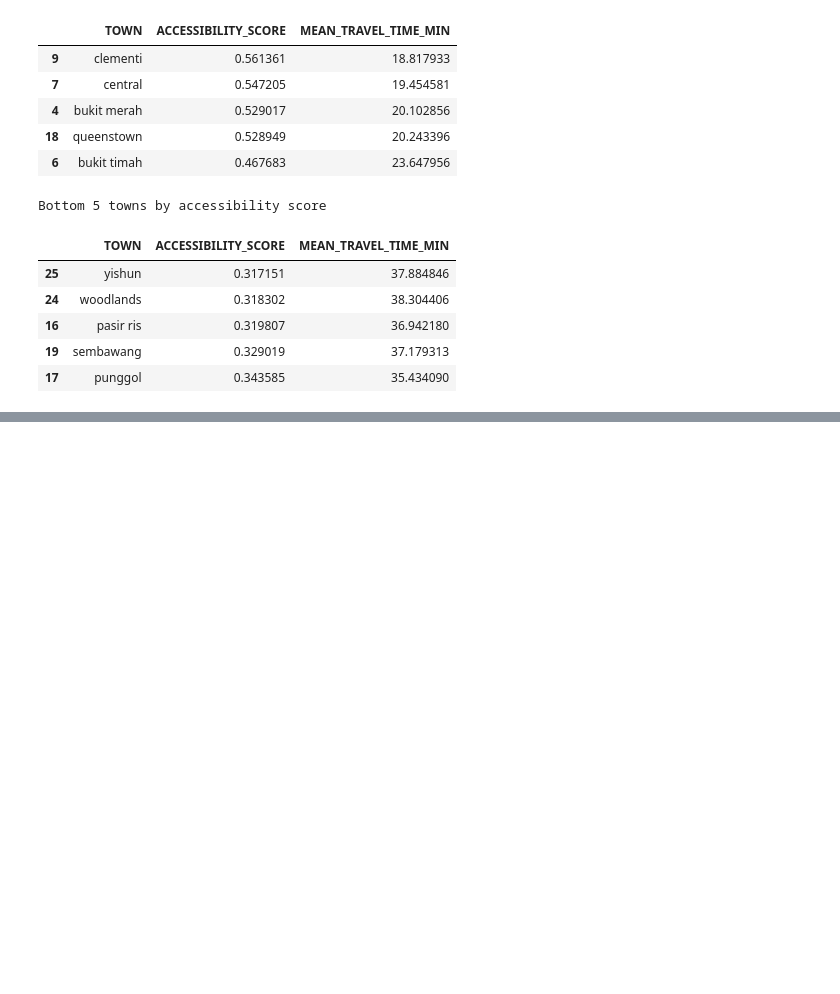
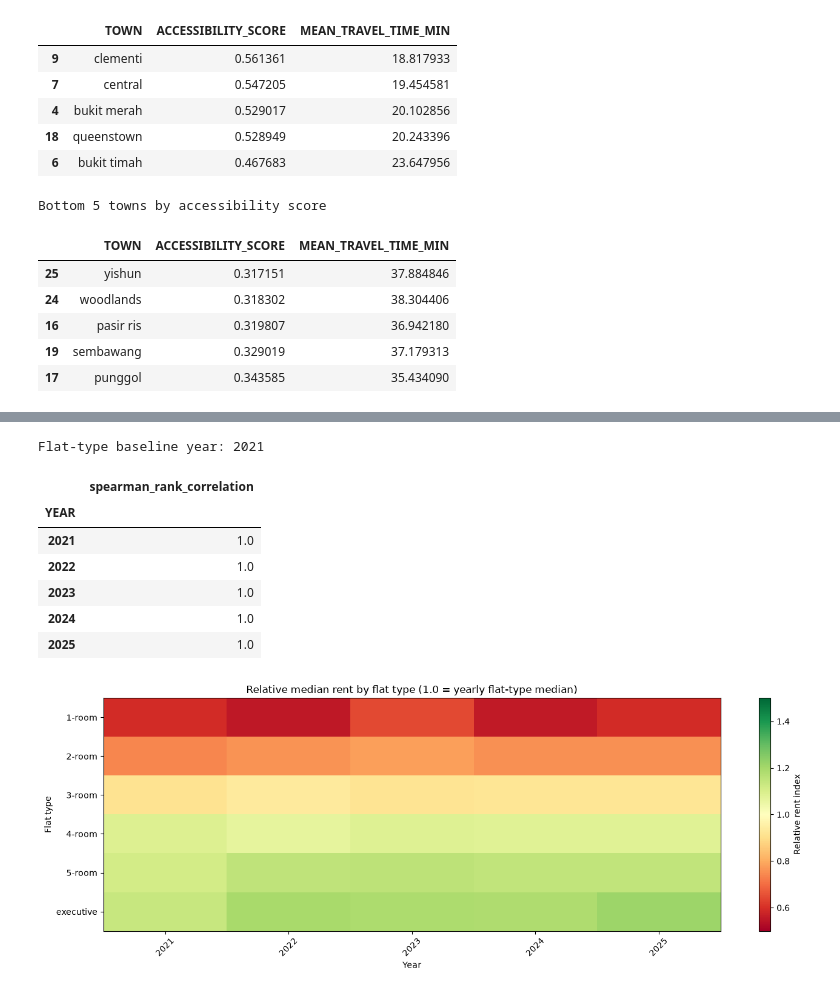
Before and after one commit to elijahkzy/CS5228-project, a Jupyter notebook: final_report/00_data_collection/01_data_viz.ipynb, the cells around one changed output, grey strips where cells are left out. Cells and saved outputs as stored; diff of their text form; code cells hidden in the pictures; blank space fills up the shorter version.

```diff
--- a/final_report/00_data_collection/01_data_viz.ipynb
+++ b/final_report/00_data_collection/01_data_viz.ipynb
@@ -475,0 +579,50 @@ Bottom 5 towns by accessibility score
+# %%
+# Check whether flat-type rent rankings remain relatively stable across years.
+flat_year = (rent_check.groupby(['YEAR', 'FLAT_TYPE'])['MONTHLY_RENT']
+             .median().rename('median_rent').reset_index())
+flat_year['flat_type_rank'] = (flat_year.groupby('YEAR')['median_rent']
+                              .rank(ascending=False, method='average'))
+
+flat_baseline = flat_year[flat_year['YEAR'] == baseline_year]
+flat_rank_check = flat_year.merge(
+    flat_baseline[['FLAT_TYPE', 'flat_type_rank']],
+    on='FLAT_TYPE', suffixes=('', '_baseline')
+)
+flat_rank_check['rank_change'] = (
+    flat_rank_check['flat_type_rank'] - flat_rank_check['flat_type_rank_baseline']
+)
+
+flat_rank_stability = (flat_rank_check.groupby('YEAR')
+    .apply(lambda g: g['flat_type_rank'].corr(
+        g['flat_type_rank_baseline'], method='spearman'))
+    .rename('spearman_rank_correlation'))
+print(f'Flat-type baseline year: {baseline_year}')
+display(flat_rank_stability.to_frame())
+
+flat_relative_index = (flat_year.assign(
+    market_median=flat_year.groupby('YEAR')['median_rent'].transform('median')
+)).assign(relative_rent_index=lambda x: x['median_rent'] / x['market_median'])
+
+flat_heatmap = flat_relative_index.pivot(
+    index='FLAT_TYPE', columns='YEAR', values='relative_rent_index'
+)
+fig, ax = plt.subplots(figsize=(14, 5))
+im = ax.imshow(flat_heatmap, aspect='auto', cmap='RdYlGn', vmin=0.5, vmax=1.5)
+ax.set_xticks(range(len(flat_heatmap.columns)), flat_heatmap.columns.astype(int), rotation=45)
+ax.set_yticks(range(len(flat_heatmap.index)), flat_heatmap.index)
+ax.set_xlabel('Year')
+ax.set_ylabel('Flat type')
+ax.set_title('Relative median rent by flat type (1.0 = yearly flat-type median)')
+fig.colorbar(im, ax=ax, label='Relative rent index')
+plt.tight_layout()
+plt.show()
+# %% [output]
+Flat-type baseline year: 2021
+|  | spearman_rank_correlation |
+| YEAR |  |
+| 2021 | 1.0 |
+| 2022 | 1.0 |
+| 2023 | 1.0 |
+| 2024 | 1.0 |
+| 2025 | 1.0 |
+[figure, added]
```
Also changed, not shown: parts of 33 cells of this notebook, 2 other files.
